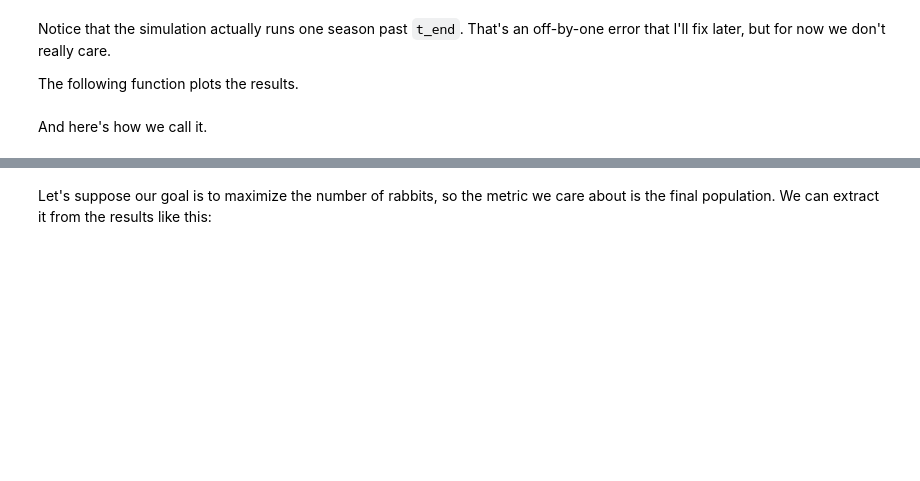
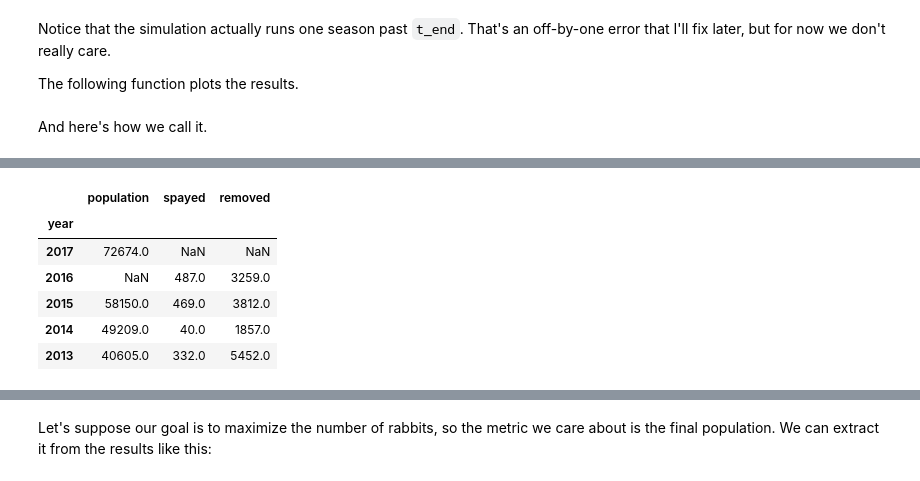
Before and after one commit to chiunaomi/ModSim-1, a Jupyter notebook: code/Horses and Burros.ipynb, the cells around one changed output, grey strips where cells are left out. Saved outputs shown, nothing was run; the diff lists cells and outputs as text; code cells hidden in the pictures; blank space fills up the shorter version.

```diff
--- a/code/Horses and Burros.ipynb
+++ b/code/Horses and Burros.ipynb
@@ -237,3 +151,6 @@ IndexError: index out of bounds
 # %%
 plot_results(system, title='Natural and Historical Growth Model')
 plot(pop, 'ro', label='horses and burros')
+# %%
+data=pd.read_csv("~/documents/github/modsimpy/data.csv", header = 0, index_col = 0)
+print(data)
@@ -239,0 +175,10 @@ plot(pop, 'ro', label='horses and burros')
+# %%
+data.head()
+# %% [output]
+|  | population | spayed | removed |
+| year |  |  |  |
+| 2017 | 72674.0 | NaN | NaN |
+| 2016 | NaN | 487.0 | 3259.0 |
+| 2015 | 58150.0 | 469.0 | 3812.0 |
+| 2014 | 49209.0 | 40.0 | 1857.0 |
+| 2013 | 40605.0 | 332.0 | 5452.0 |
```
Also changed, not shown: parts of 32 cells of this notebook.
